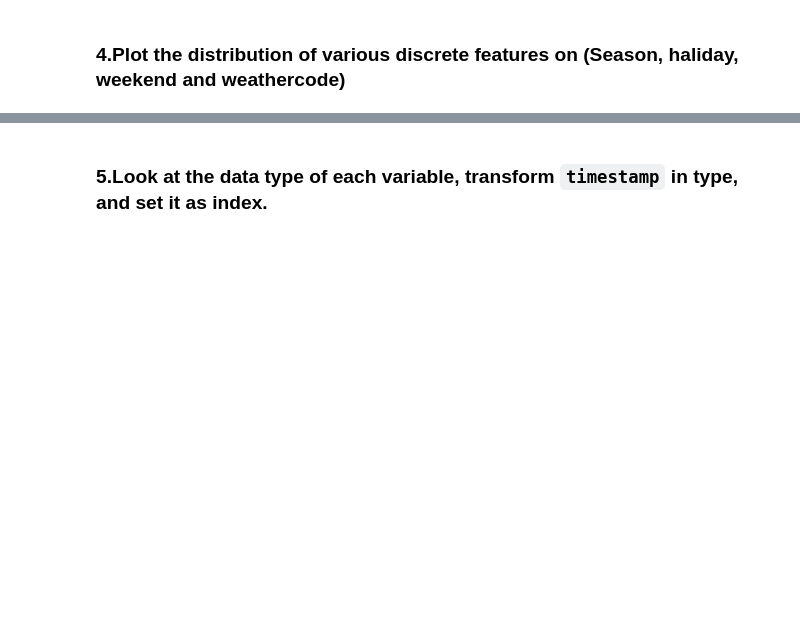
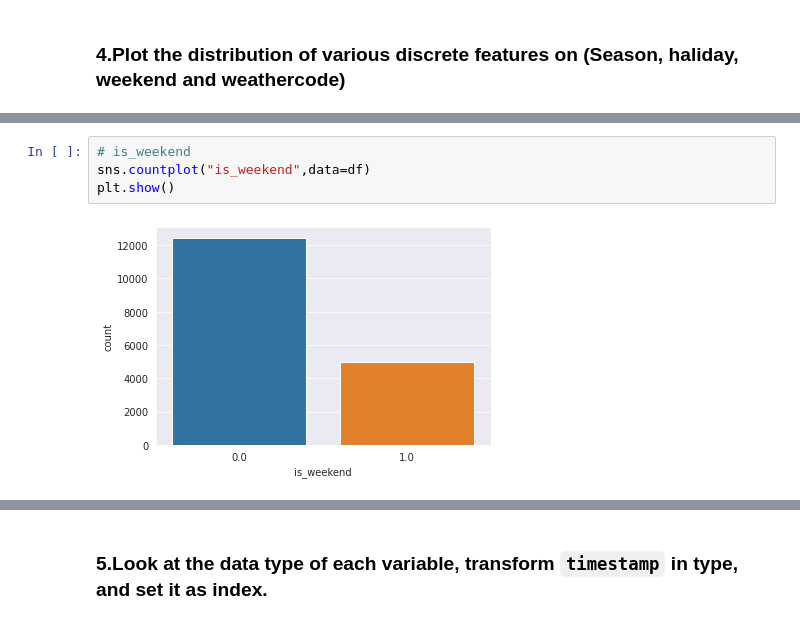
Before and after one commit to bilgekisi96/My_Data_Science_Advanture, a Jupyter notebook: DV_capstone_student.ipynb, the cells around one changed output, grey strips where cells are left out. Saved outputs shown, nothing was run; the diff lists cells and outputs as text; blank space fills up the shorter version.

```diff
--- a/DV_capstone_student.ipynb
+++ b/DV_capstone_student.ipynb
@@ -111,0 +120,6 @@ dtype: int64
+# %%
+# is_weekend
+sns.countplot("is_weekend",data=df)
+plt.show()
+# %% [output]
+[figure, added]
```
Also changed, not shown: parts of 66 cells of this notebook.
